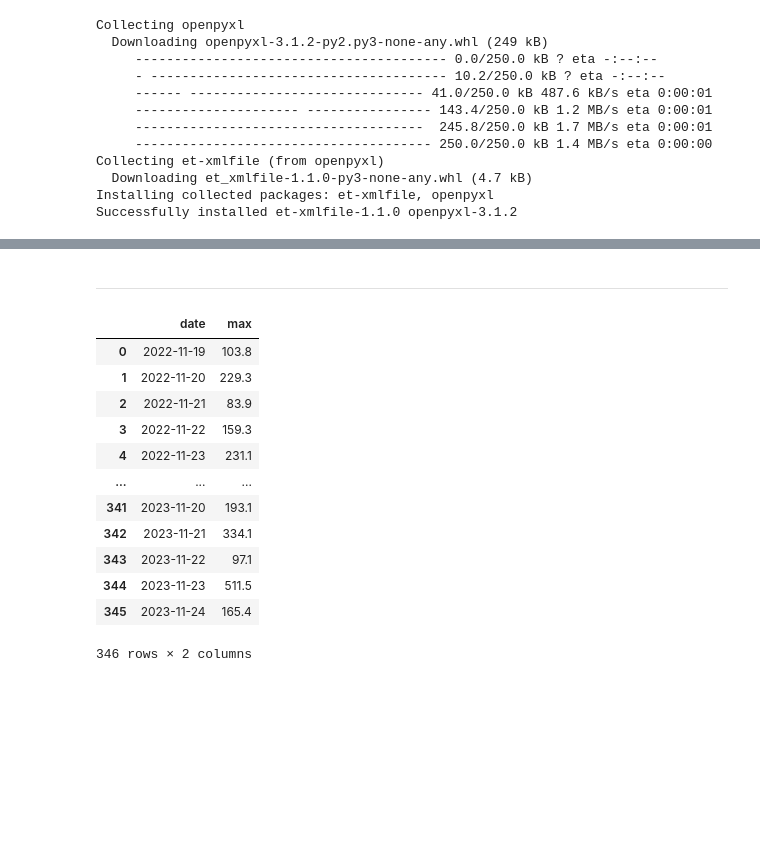
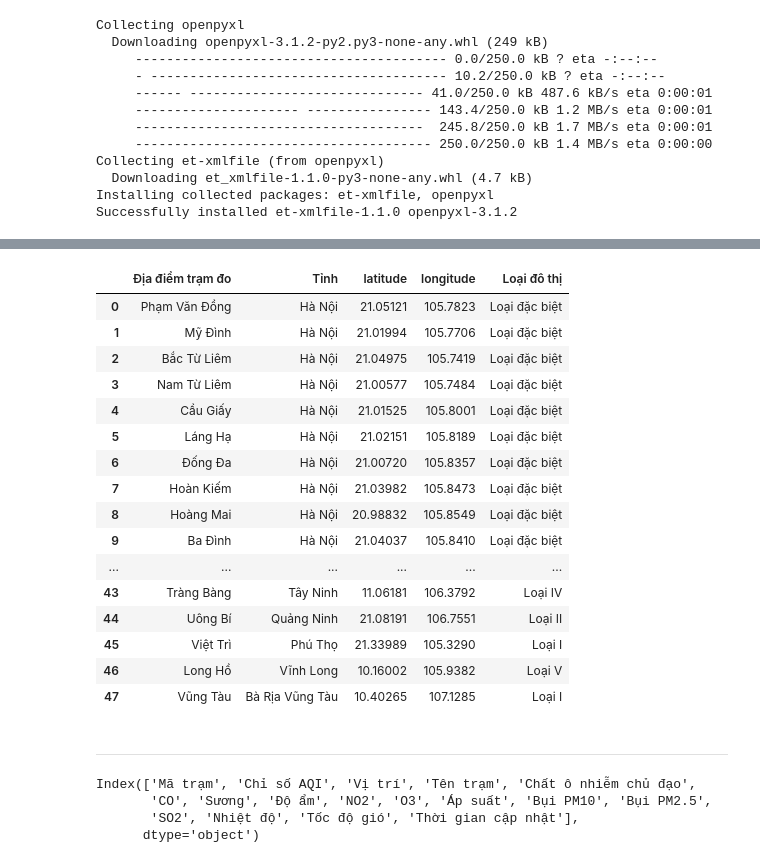
Before and after one commit to vannt263/air_quaility, a Jupyter notebook: code/process.ipynb, the cells around one changed output, grey strips where cells are left out. Cells and saved outputs as stored; diff of their text form; code cells hidden in the pictures; blank space fills up the shorter version.

```diff
--- a/code/process.ipynb
+++ b/code/process.ipynb
@@ -45,41 +68,27 @@ def phan_loai_aqi(aqi):
+# %%
+import pandas as pd
+df = pd.read_csv("D:/study/Data_visualize/CK/air_quality/Khu vực.csv", encoding='utf-8')
+
+
+# Chuyển cột 'date' sang định dạng datetime
+df
+# %% [output]
+|  | Địa điểm trạm đo | Tỉnh | latitude | longitude | Loại đô thị |
+| 0 | Phạm Văn Đồng | Hà Nội | 21.05121 | 105.7823 | Loại đặc biệt |
+| 1 | Mỹ Đình | Hà Nội | 21.01994 | 105.7706 | Loại đặc biệt |
+| 2 | Bắc Từ Liêm | Hà Nội | 21.04975 | 105.7419 | Loại đặc biệt |
+| 3 | Nam Từ Liêm | Hà Nội | 21.00577 | 105.7484 | Loại đặc biệt |
+| 4 | Cầu Giấy | Hà Nội | 21.01525 | 105.8001 | Loại đặc biệt |
+| 5 | Láng Hạ | Hà Nội | 21.02151 | 105.8189 | Loại đặc biệt |
+| 6 | Đống Đa | Hà Nội | 21.00720 | 105.8357 | Loại đặc biệt |
+| 7 | Hoàn Kiếm | Hà Nội | 21.03982 | 105.8473 | Loại đặc biệt |
+| 8 | Hoàng Mai | Hà Nội | 20.98832 | 105.8549 | Loại đặc biệt |
+| 9 | Ba Đình | Hà Nội | 21.04037 | 105.8410 | Loại đặc biệt |
+| ... | ... | ... | ... | ... | ... |
+| 43 | Tràng Bàng | Tây Ninh | 11.06181 | 106.3792 | Loại IV |
+| 44 | Uông Bí | Quảng Ninh | 21.08191 | 106.7551 | Loại II |
+| 45 | Việt Trì | Phú Thọ | 21.33989 | 105.3290 | Loại I |
+| 46 | Long Hồ | Vĩnh Long | 10.16002 | 105.9382 | Loại V |
+| 47 | Vũng Tàu | Bà Rịa Vũng Tàu | 10.40265 | 107.1285 | Loại I |
 # %% [markdown]
 ---
-# %%
-import pandas as pd
-from datetime import datetime
-
-# Đọc dữ liệu từ tệp văn bản
-with open('../data/Tân An - Long An - pm25.txt', 'r') as file:
-    lines = file.readlines()
-
-# Tách các giá trị bằng dấu phẩy và loại bỏ dòng tiêu đề
-header = lines[0].strip().split(',')
-data = [line.strip().split(',') for line in lines[1:]]
-
-# Chuyển đổi định dạng của cột "date"
-for row in data:
-    row[0] = datetime.strptime(row[0], '%Y-%m-%dT%H:%M:%S.%fZ').strftime('%Y-%m-%d')
-
-# Thêm lại dòng tiêu đề vào dữ liệu
-data.insert(0, header)
-
-# Tạo DataFrame từ dữ liệu
-df = pd.DataFrame(data[1:], columns=header)
-
-# Lưu DataFrame vào định dạng CSV
-df = df[['date','max']]
-df
-# %% [output]
-|  | date | max |
-| 0 | 2022-11-19 | 103.8 |
-| 1 | 2022-11-20 | 229.3 |
-| 2 | 2022-11-21 | 83.9 |
-| 3 | 2022-11-22 | 159.3 |
-| 4 | 2022-11-23 | 231.1 |
-| ... | ... | ... |
-| 341 | 2023-11-20 | 193.1 |
-| 342 | 2023-11-21 | 334.1 |
-| 343 | 2023-11-22 | 97.1 |
-| 344 | 2023-11-23 | 511.5 |
-| 345 | 2023-11-24 | 165.4 |
-346 rows × 2 columns
@@ -87,0 +97,8 @@ df.to_csv("../data/Tân An - Long An - pm25.csv", index=False)
+# %%
+df = pd.read_csv("../air_quality.csv")
+df.columns
+# %% [output]
+Index(['Mã trạm', 'Chỉ số AQI', 'Vị trí', 'Tên trạm', 'Chất ô nhiễm chủ đạo',
+       'CO', 'Sương', 'Độ ẩm', 'NO2', 'O3', 'Áp suất', 'Bụi PM10', 'Bụi PM2.5',
+       'SO2', 'Nhiệt độ', 'Tốc độ gió', 'Thời gian cập nhật'],
+      dtype='object')
```
Also changed, not shown: parts of 20 cells of this notebook, 15 other files.
